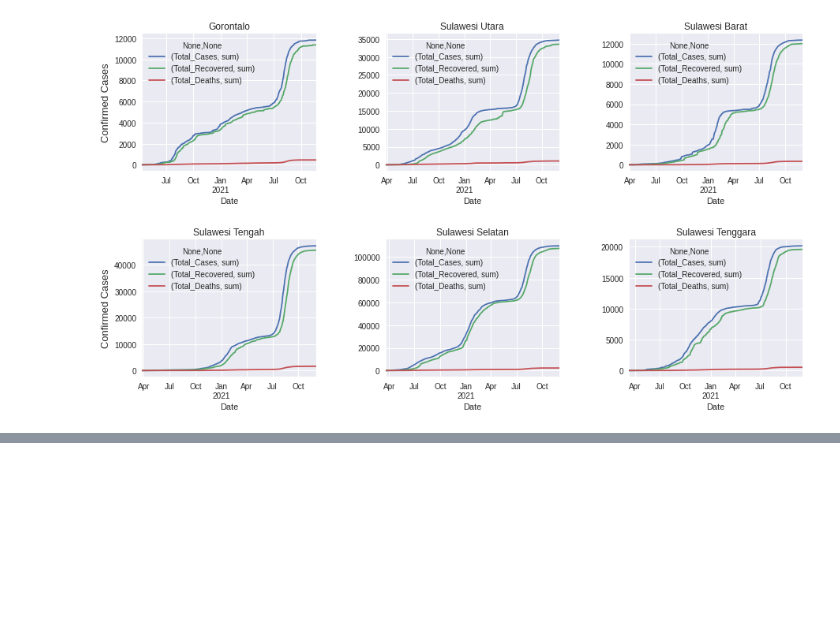
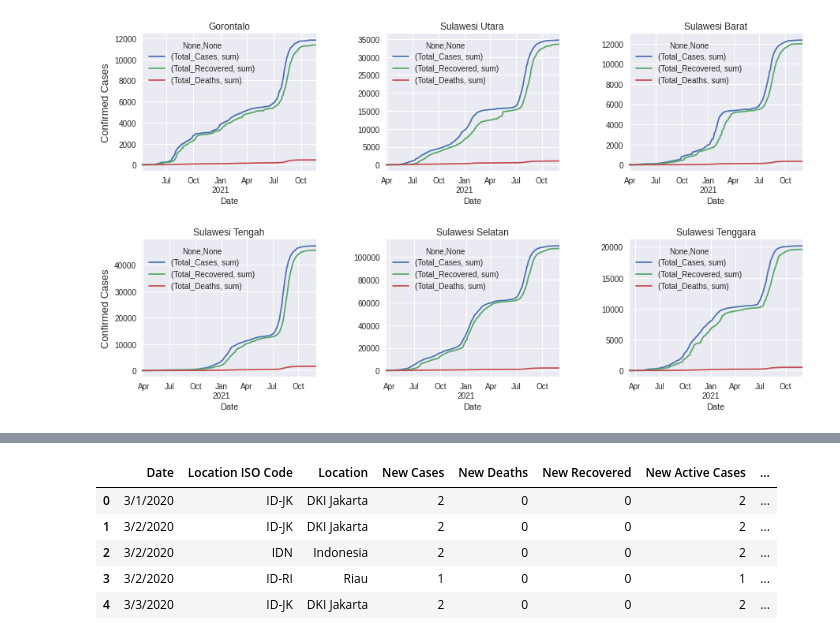
Before and after one commit to azizpambayun/project, a Jupyter notebook: covid_19_analysis_and_visualization_in_Indonesia.ipynb, the cells around one changed output, grey strips where cells are left out. Saved outputs shown, nothing was run; the diff lists cells and outputs as text; code cells hidden in the pictures; blank space fills up the shorter version.

```diff
--- a/covid_19_analysis_and_visualization_in_Indonesia.ipynb
+++ b/covid_19_analysis_and_visualization_in_Indonesia.ipynb
@@ -499,0 +529,10 @@ pbarat.plot(ax=plt.gca(), title='Papua Barat')
+# %%
+df_covid = pd.read_csv('datasets/covid_19_indonesia_time_series_all.csv')
+df_covid.head()
+# %% [output]
+|  | Date | Location ISO Code | Location | New Cases | New Deaths | New Recovered | New Active Cases | ... |
+| 0 | 3/1/2020 | ID-JK | DKI Jakarta | 2 | 0 | 0 | 2 | ... |
+| 1 | 3/2/2020 | ID-JK | DKI Jakarta | 2 | 0 | 0 | 2 | ... |
+| 2 | 3/2/2020 | IDN | Indonesia | 2 | 0 | 0 | 2 | ... |
+| 3 | 3/2/2020 | ID-RI | Riau | 1 | 0 | 0 | 1 | ... |
+| 4 | 3/3/2020 | ID-JK | DKI Jakarta | 2 | 0 | 0 | 2 | ... |
```
Also changed, not shown: parts of 12 cells of this notebook.
